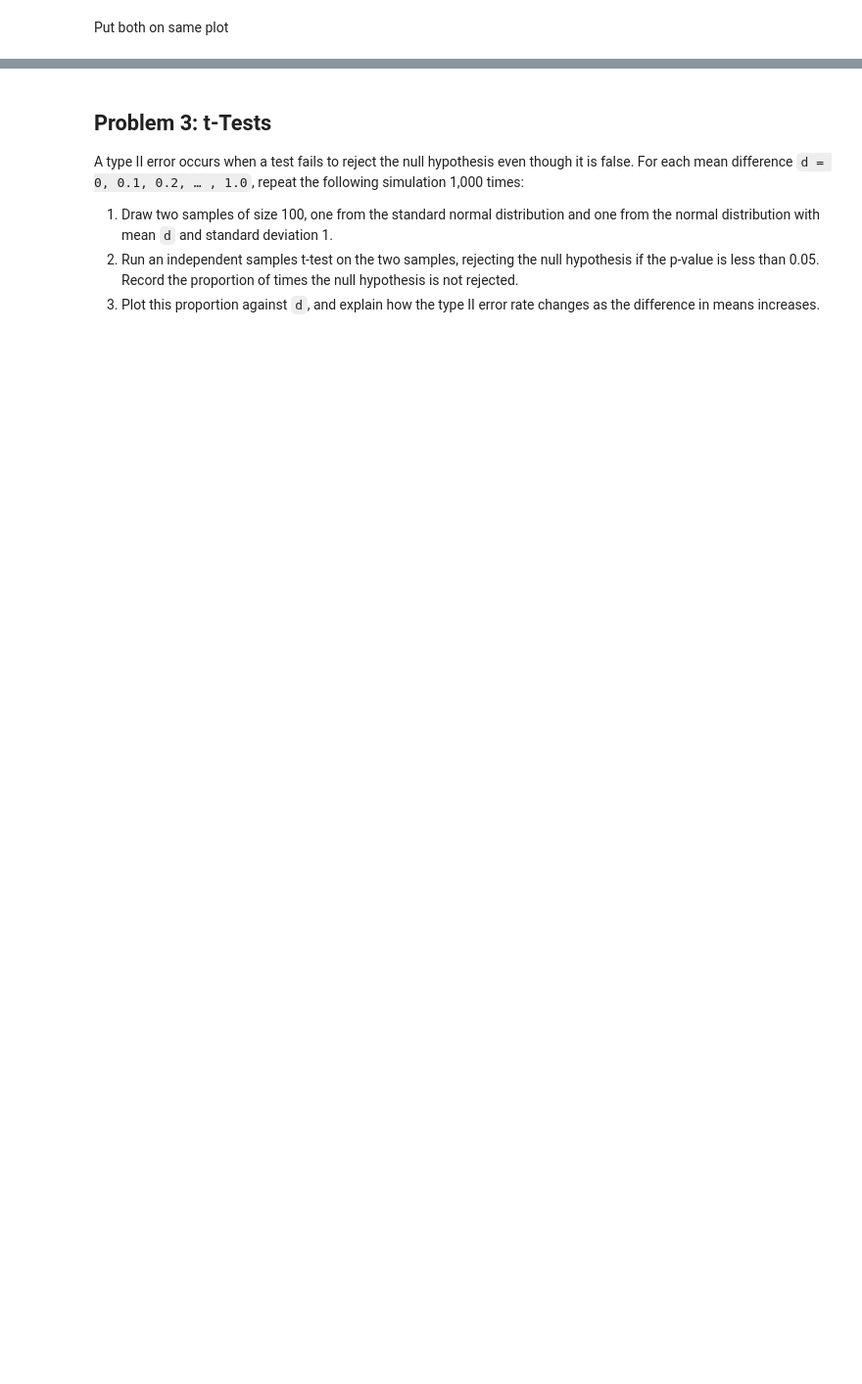
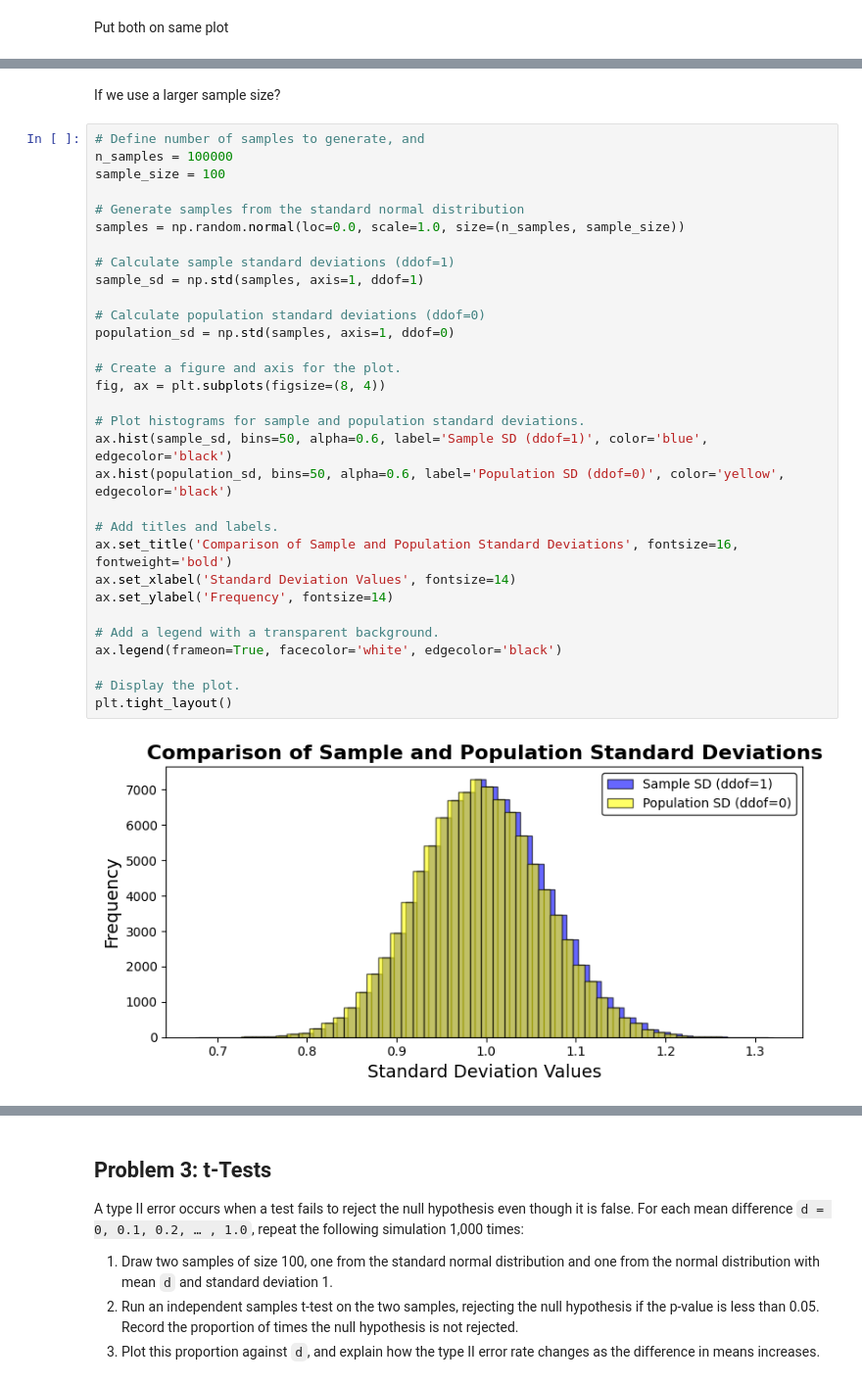
Before and after one commit to holmstead/applied_statistics, a Jupyter notebook: problems.ipynb, the cells around one changed output, grey strips where cells are left out. Shown at 98% size. Drawn from its saved outputs; the diff is of its cells as text; blank space fills up the shorter version.

```diff
--- a/problems.ipynb
+++ b/problems.ipynb
@@ -398,0 +334,35 @@ plt.tight_layout()
+# %% [markdown]
+If we use a larger sample size?
+# %%
+# Define number of samples to generate, and
+n_samples = 100000
+sample_size = 100
+
+# Generate samples from the standard normal distribution
+samples = np.random.normal(loc=0.0, scale=1.0, size=(n_samples, sample_size))
+
+# Calculate sample standard deviations (ddof=1)
+sample_sd = np.std(samples, axis=1, ddof=1)
+
+# Calculate population standard deviations (ddof=0)
+population_sd = np.std(samples, axis=1, ddof=0)
+
+# Create a figure and axis for the plot.
+fig, ax = plt.subplots(figsize=(8, 4))
+
+# Plot histograms for sample and population standard deviations.
+ax.hist(sample_sd, bins=50, alpha=0.6, label='Sample SD (ddof=1)', color='blue', edgecolor='black')
+ax.hist(population_sd, bins=50, alpha=0.6, label='Population SD (ddof=0)', color='yellow', edgecolor='black')
+
+# Add titles and labels.
+ax.set_title('Comparison of Sample and Population Standard Deviations', fontsize=16, fontweight='bold')
+ax.set_xlabel('Standard Deviation Values', fontsize=14)
+ax.set_ylabel('Frequency', fontsize=14)
+
+# Add a legend with a transparent background.
+ax.legend(frameon=True, facecolor='white', edgecolor='black')
+
+# Display the plot.
+plt.tight_layout()
+# %% [output]
+[figure, added]
```
Also changed, not shown: parts of 37 cells of this notebook.
